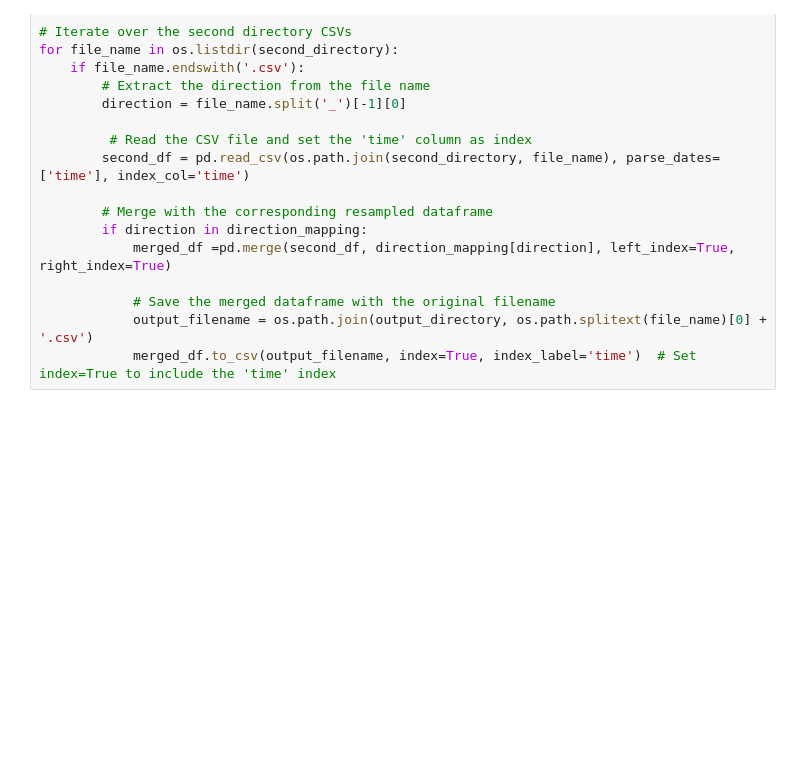
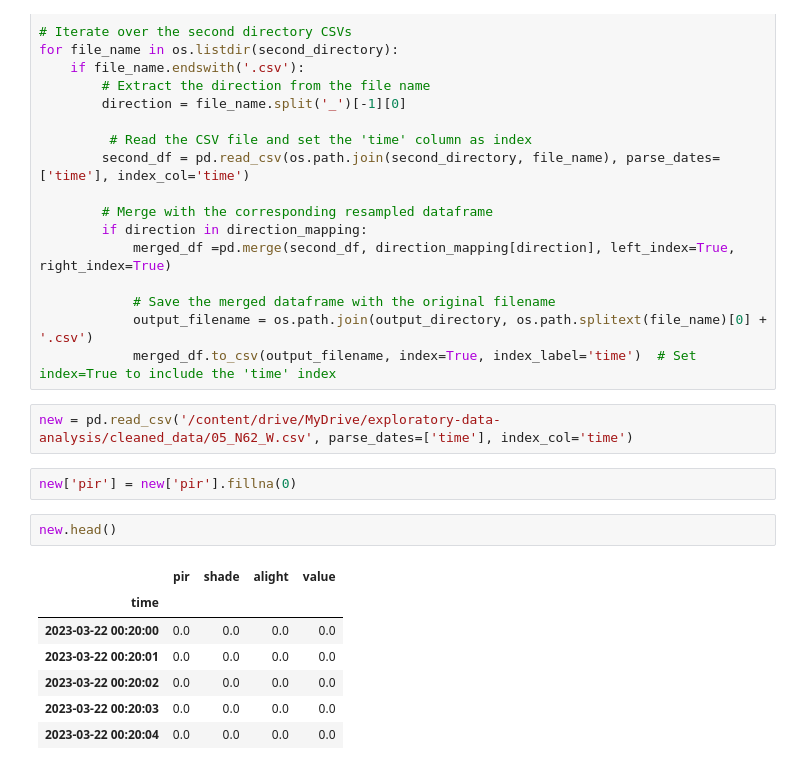
Before and after one commit to Karim-Anwar/masterProject, a Jupyter notebook: preporcess_cleaning.ipynb, the cells around one changed output. Cells and saved outputs as stored; diff of their text form; blank space fills up the shorter version.

```diff
--- a/preporcess_cleaning.ipynb
+++ b/preporcess_cleaning.ipynb
@@ -210,3 +213,17 @@ for file_name in os.listdir(second_directory):
             # Save the merged dataframe with the original filename
             output_filename = os.path.join(output_directory, os.path.splitext(file_name)[0] + '.csv')
             merged_df.to_csv(output_filename, index=True, index_label='time')  # Set index=True to include the 'time' index
+# %%
+new = pd.read_csv('/content/drive/MyDrive/exploratory-data-analysis/cleaned_data/05_N62_W.csv', parse_dates=['time'], index_col='time')
+# %%
+new['pir'] = new['pir'].fillna(0)
+# %%
+new.head()
+# %% [output]
+|  | pir | shade | alight | value |
+| time |  |  |  |  |
+| 2023-03-22 00:20:00 | 0.0 | 0.0 | 0.0 | 0.0 |
+| 2023-03-22 00:20:01 | 0.0 | 0.0 | 0.0 | 0.0 |
+| 2023-03-22 00:20:02 | 0.0 | 0.0 | 0.0 | 0.0 |
+| 2023-03-22 00:20:03 | 0.0 | 0.0 | 0.0 | 0.0 |
+| 2023-03-22 00:20:04 | 0.0 | 0.0 | 0.0 | 0.0 |
```
Also changed, not shown: parts of 7 cells of this notebook.
